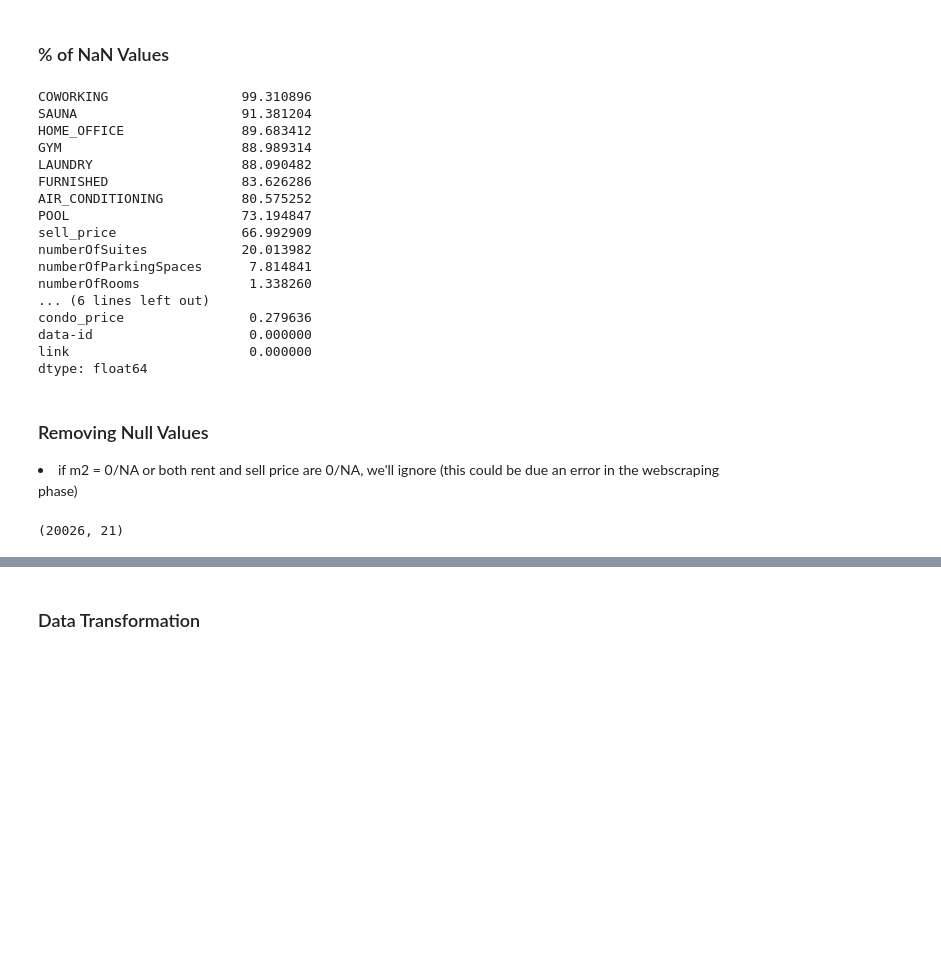
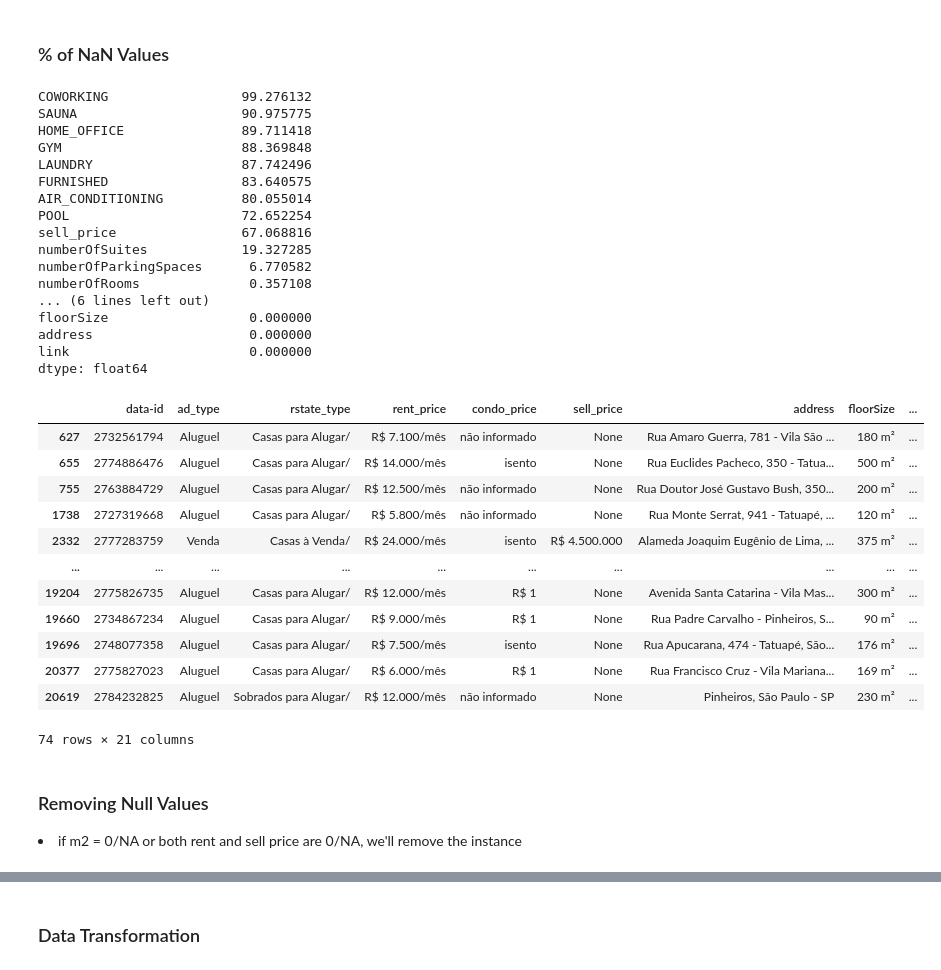
Before and after one commit to zrossj/ZAP-IMOVEIS, a Jupyter notebook: DataExploration_SilverLayer.ipynb, the cells around one changed output, grey strips where cells are left out. Saved outputs shown, nothing was run; the diff lists cells and outputs as text; code cells hidden in the pictures; blank space fills up the shorter version.

```diff
--- a/DataExploration_SilverLayer.ipynb
+++ b/DataExploration_SilverLayer.ipynb
@@ -13,7 +13,7 @@ import subprocess
 
 # pandas settings
 pd.set_option('max.colwidth', 200)
-pd.set_option('display.max_rows', 132)
+pd.set_option('display.max_rows', 50)
 # %%
 # loading variables from file (db access)
 
@@ -48,6 +48,8 @@ df.head(2)
 ### Getting Only The Attributes
 # %%
 df_atts =  pd.concat(
-        [df[['data-id','link']], df['atts'].apply(pd.Series)],
+        [df[['data-id','link']], pd.json_normalize(df['atts'])],
         axis = 1
 )
+
+df_atts.head(2)
@@ -112,31 +112,45 @@ missing = missing/df_atts.shape[0] * 100
 missing.sort_values(ascending=False)
 
 ## comments;
-# the null values on the ameneties represents the non presence of such elements like GYM or LAUNDRY.
-# for others that are mandatory (like at least sell or rent price and size), its more likely to be an error in the webscrap phase.
+# the null values on the ameneties represents the absence of such elements like GYM or LAUNDRY.
+# for others that are mandatory (like at least sell or rent price and size), its more likely to be an error that occurred when web scraping.
 # %% [output]
-COWORKING                 99.310896
-SAUNA                     91.381204
-HOME_OFFICE               89.683412
-GYM                       88.989314
-LAUNDRY                   88.090482
-FURNISHED                 83.626286
-AIR_CONDITIONING          80.575252
-POOL                      73.194847
-sell_price                66.992909
-numberOfSuites            20.013982
-numberOfParkingSpaces      7.814841
-numberOfRooms              1.338260
+COWORKING                 99.276132
+SAUNA                     90.975775
+HOME_OFFICE               89.711418
+GYM                       88.369848
+LAUNDRY                   87.742496
+FURNISHED                 83.640575
+AIR_CONDITIONING          80.055014
+POOL                      72.652254
+sell_price                67.068816
+numberOfSuites            19.327285
+numberOfParkingSpaces      6.770582
+numberOfRooms              0.357108
 ... (6 lines left out)
-condo_price                0.279636
-data-id                    0.000000
+floorSize                  0.000000
+address                    0.000000
 link                       0.000000
 dtype: float64
+# %%
+df_atts[df_atts.numberOfRooms.isna()]
+# %% [output]
+|  | data-id | ad_type | rstate_type | rent_price | condo_price | sell_price | address | floorSize | ... |
+| 627 | 2732561794 | Aluguel | Casas para Alugar/ | R$ 7.100/mês | não informado | None | Rua Amaro Guerra, 781 - Vila São ... | 180 m² | ... |
+| 655 | 2774886476 | Aluguel | Casas para Alugar/ | R$ 14.000/mês | isento | None | Rua Euclides Pacheco, 350 - Tatua... | 500 m² | ... |
+| 755 | 2763884729 | Aluguel | Casas para Alugar/ | R$ 12.500/mês | não informado | None | Rua Doutor José Gustavo Bush, 350... | 200 m² | ... |
+| 1738 | 2727319668 | Aluguel | Casas para Alugar/ | R$ 5.800/mês | não informado | None | Rua Monte Serrat, 941 - Tatuapé, ... | 120 m² | ... |
+| 2332 | 2777283759 | Venda | Casas à Venda/ | R$ 24.000/mês | isento | R$ 4.500.000 | Alameda Joaquim Eugênio de Lima, ... | 375 m² | ... |
+| ... | ... | ... | ... | ... | ... | ... | ... | ... | ... |
+| 19204 | 2775826735 | Aluguel | Casas para Alugar/ | R$ 12.000/mês | R$ 1 | None | Avenida Santa Catarina - Vila Mas... | 300 m² | ... |
+| 19660 | 2734867234 | Aluguel | Casas para Alugar/ | R$ 9.000/mês | R$ 1 | None | Rua Padre Carvalho - Pinheiros, S... | 90 m² | ... |
+| 19696 | 2748077358 | Aluguel | Casas para Alugar/ | R$ 7.500/mês | isento | None | Rua Apucarana, 474 - Tatuapé, São... | 176 m² | ... |
+| 20377 | 2775827023 | Aluguel | Casas para Alugar/ | R$ 6.000/mês | R$ 1 | None | Rua Francisco Cruz - Vila Mariana... | 169 m² | ... |
+| 20619 | 2784232825 | Aluguel | Sobrados para Alugar/ | R$ 12.000/mês | não informado | None | Pinheiros, São Paulo - SP | 230 m² | ... |
+74 rows × 21 columns
 # %% [markdown]
 ### Removing Null Values
-<li> if m2 = 0/NA or both rent and sell price are 0/NA, we'll ignore (this could be due an error in the webscraping phase)
+<li> if m2 = 0/NA or both rent and sell price are 0/NA, we'll remove the instance
 # %%
 df_atts.shape
-# %% [output]
-(20026, 21)
 # %%
```
Also changed, not shown: parts of 16 cells of this notebook, 2 other files.
